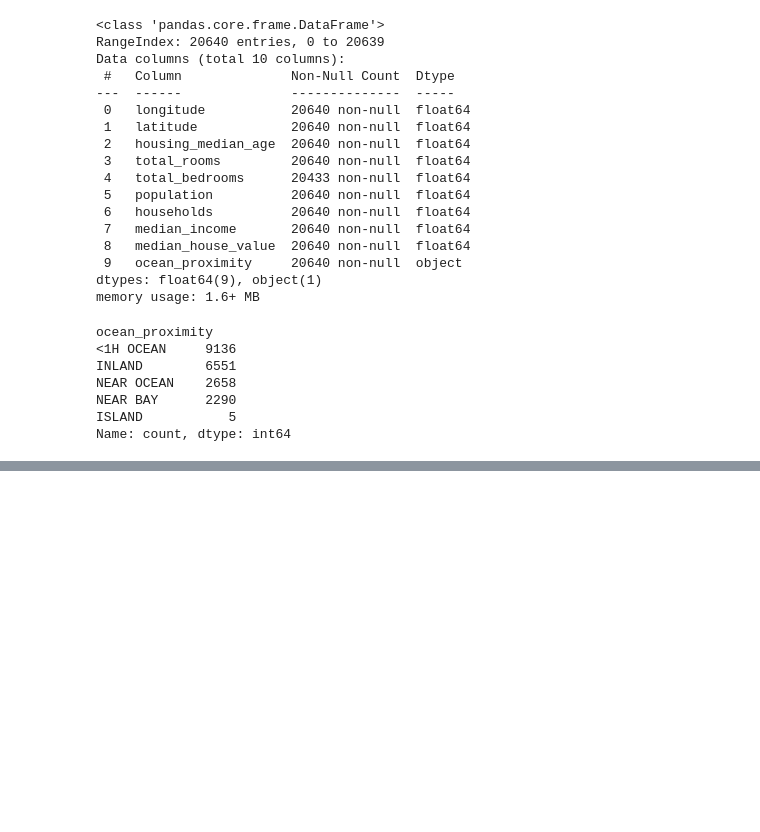
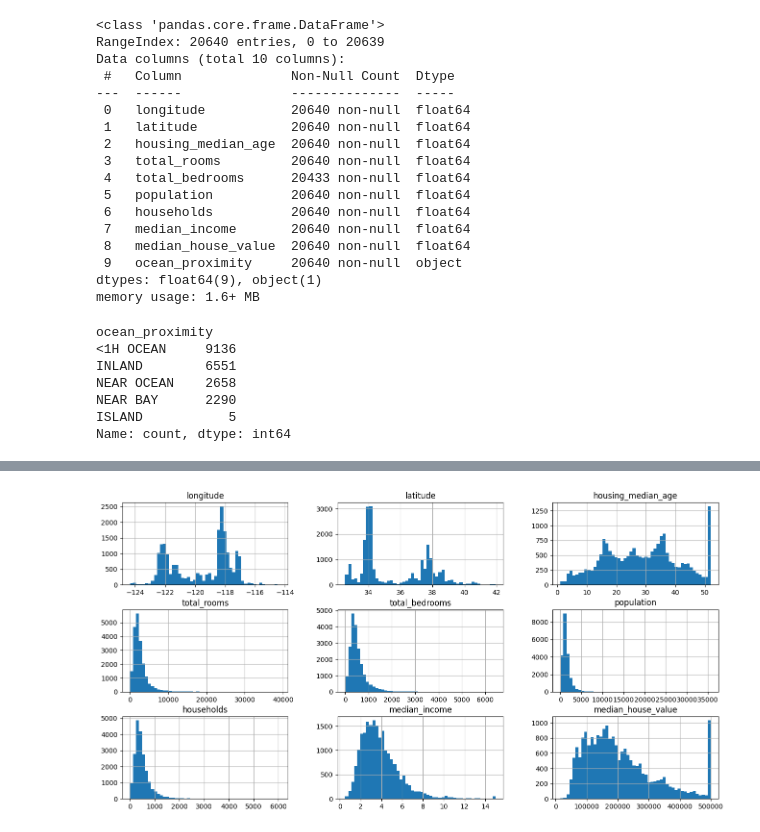
Before and after one commit to abhisheksinha27x/Classical-ML, a Jupyter notebook: 2_end-to-end-project/code.ipynb, the cells around one changed output, grey strips where cells are left out. Cells and saved outputs as stored; diff of their text form; code cells hidden in the pictures; blank space fills up the shorter version.

```diff
--- a/2_end-to-end-project/code.ipynb
+++ b/2_end-to-end-project/code.ipynb
@@ -71,3 +71,11 @@ housing.describe()
 | 50% | -118.490000 | 34.260000 | 29.000000 | 2127.000000 | 435.000000 | 1166.000000 | 409.000000 | ... |
 | 75% | -118.010000 | 37.710000 | 37.000000 | 3148.000000 | 647.000000 | 1725.000000 | 605.000000 | ... |
 | max | -114.310000 | 41.950000 | 52.000000 | 39320.000000 | 6445.000000 | 35682.000000 | 6082.000000 | ... |
+# %%
+# another quick way to get a feel of data is to plot a histogram for each numerical attribute
+
+import matplotlib.pyplot as plt
+housing.hist(bins=50, figsize=(16,8))
+plt.show()
+# %% [output]
+[figure, added]
```
Also changed, not shown: parts of 5 cells of this notebook, 1 other file.
